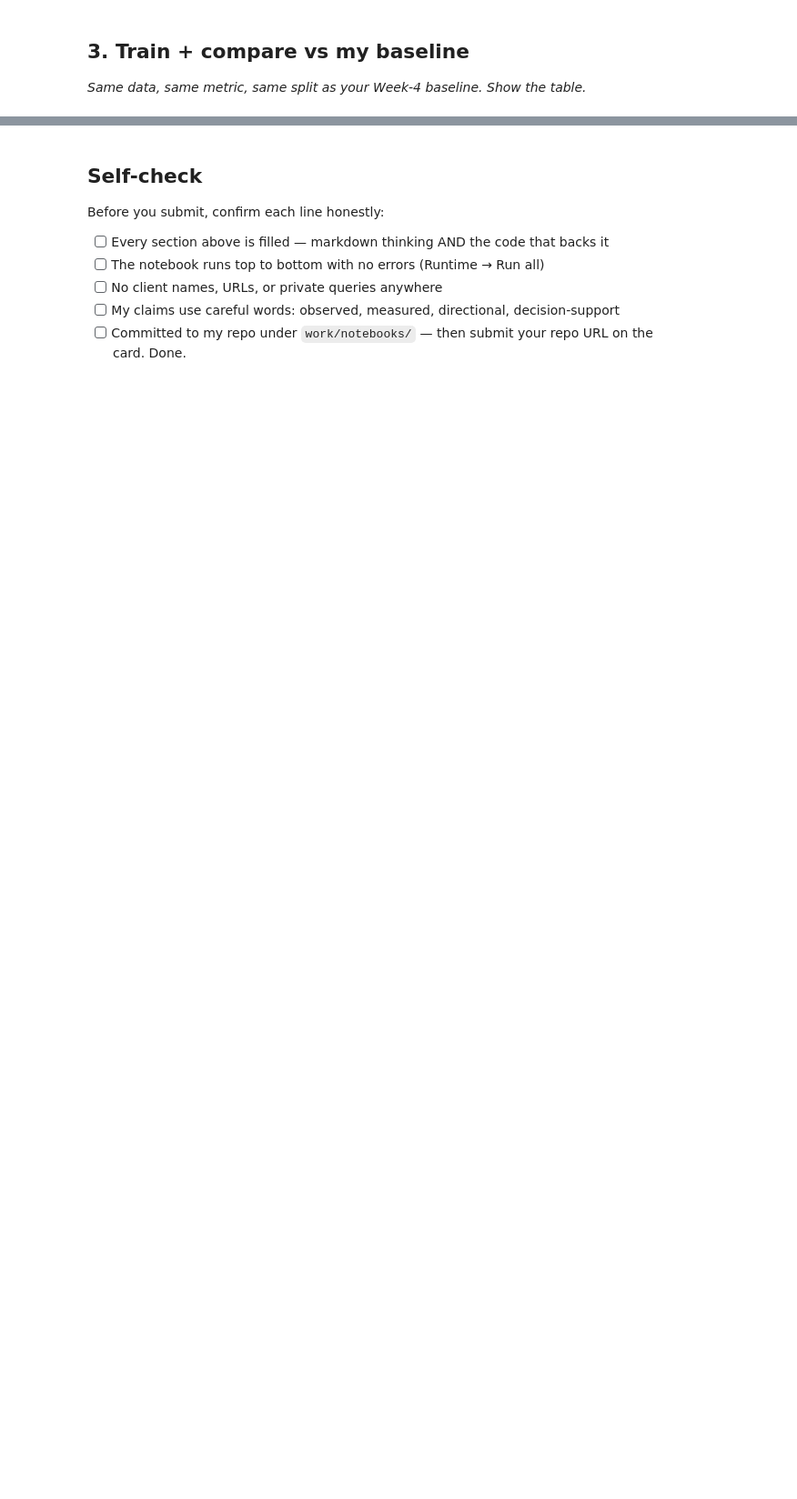
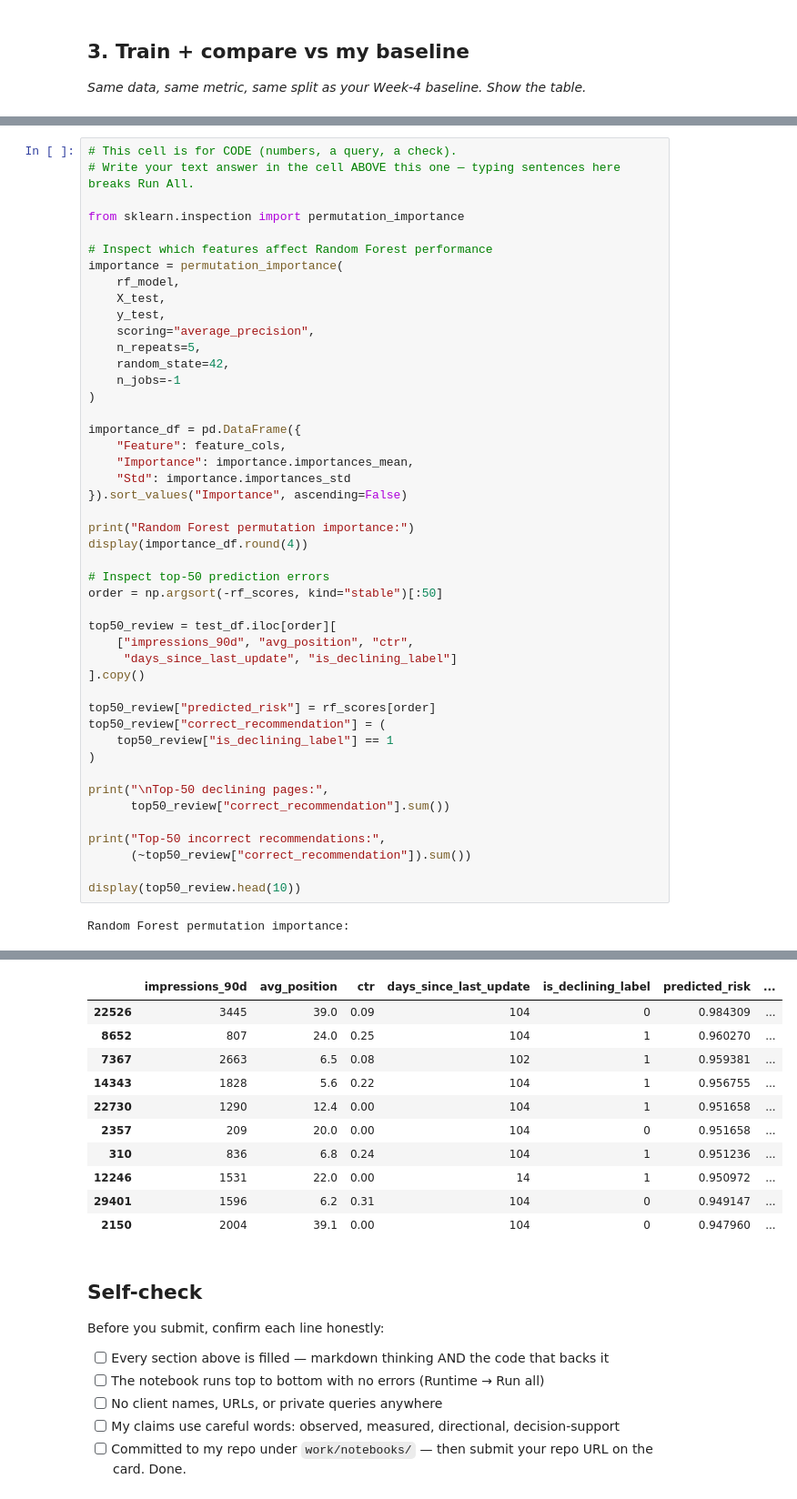
Before and after one commit to Ladinski/flyrank-ml-internship, a Jupyter notebook: work/notebooks/w05_model.ipynb, the cells around one changed output, grey strips where cells are left out. Shown at 91% size. Saved outputs shown, nothing was run; the diff lists cells and outputs as text; blank space fills up the shorter version.

Commit message:
Complete ML-08 model comparison and error analysis

```diff
--- a/work/notebooks/w05_model.ipynb
+++ b/work/notebooks/w05_model.ipynb
@@ -36,0 +344,48 @@ This skeleton is yours to fill. Work the sections **in order** — each one has
+# %%
+# This cell is for CODE (numbers, a query, a check).
+# Write your text answer in the cell ABOVE this one — typing sentences here breaks Run All.
+
+from sklearn.inspection import permutation_importance
+
+# Inspect which features affect Random Forest performance
+importance = permutation_importance(
+    rf_model,
+    X_test,
+    y_test,
+    scoring="average_precision",
+    n_repeats=5,
+    random_state=42,
+    n_jobs=-1
+)
+
+importance_df = pd.DataFrame({
+    "Feature": feature_cols,
+    "Importance": importance.importances_mean,
+    "Std": importance.importances_std
+}).sort_values("Importance", ascending=False)
+
+print("Random Forest permutation importance:")
+display(importance_df.round(4))
+
+# Inspect top-50 prediction errors
+order = np.argsort(-rf_scores, kind="stable")[:50]
+
+top50_review = test_df.iloc[order][
+    ["impressions_90d", "avg_position", "ctr",
+     "days_since_last_update", "is_declining_label"]
+].copy()
+
+top50_review["predicted_risk"] = rf_scores[order]
+top50_review["correct_recommendation"] = (
+    top50_review["is_declining_label"] == 1
+)
+
+print("\nTop-50 declining pages:",
+      top50_review["correct_recommendation"].sum())
+
+print("Top-50 incorrect recommendations:",
+      (~top50_review["correct_recommendation"]).sum())
+
+display(top50_review.head(10))
+# %% [output]
+Random Forest permutation importance:
@@ -37,3 +401,14 @@ This skeleton is yours to fill. Work the sections **in order** — each one has
+|  | impressions_90d | avg_position | ctr | days_since_last_update | is_declining_label | predicted_risk | ... |
+| 22526 | 3445 | 39.0 | 0.09 | 104 | 0 | 0.984309 | ... |
+| 8652 | 807 | 24.0 | 0.25 | 104 | 1 | 0.960270 | ... |
+| 7367 | 2663 | 6.5 | 0.08 | 102 | 1 | 0.959381 | ... |
+| 14343 | 1828 | 5.6 | 0.22 | 104 | 1 | 0.956755 | ... |
+| 22730 | 1290 | 12.4 | 0.00 | 104 | 1 | 0.951658 | ... |
+| 2357 | 209 | 20.0 | 0.00 | 104 | 0 | 0.951658 | ... |
+| 310 | 836 | 6.8 | 0.24 | 104 | 1 | 0.951236 | ... |
+| 12246 | 1531 | 22.0 | 0.00 | 14 | 1 | 0.950972 | ... |
+| 29401 | 1596 | 6.2 | 0.31 | 104 | 0 | 0.949147 | ... |
+| 2150 | 2004 | 39.1 | 0.00 | 104 | 0 | 0.947960 | ... |
 # %% [markdown]
 ## Self-check
 
```
Also changed, not shown: parts of 12 cells of this notebook.
